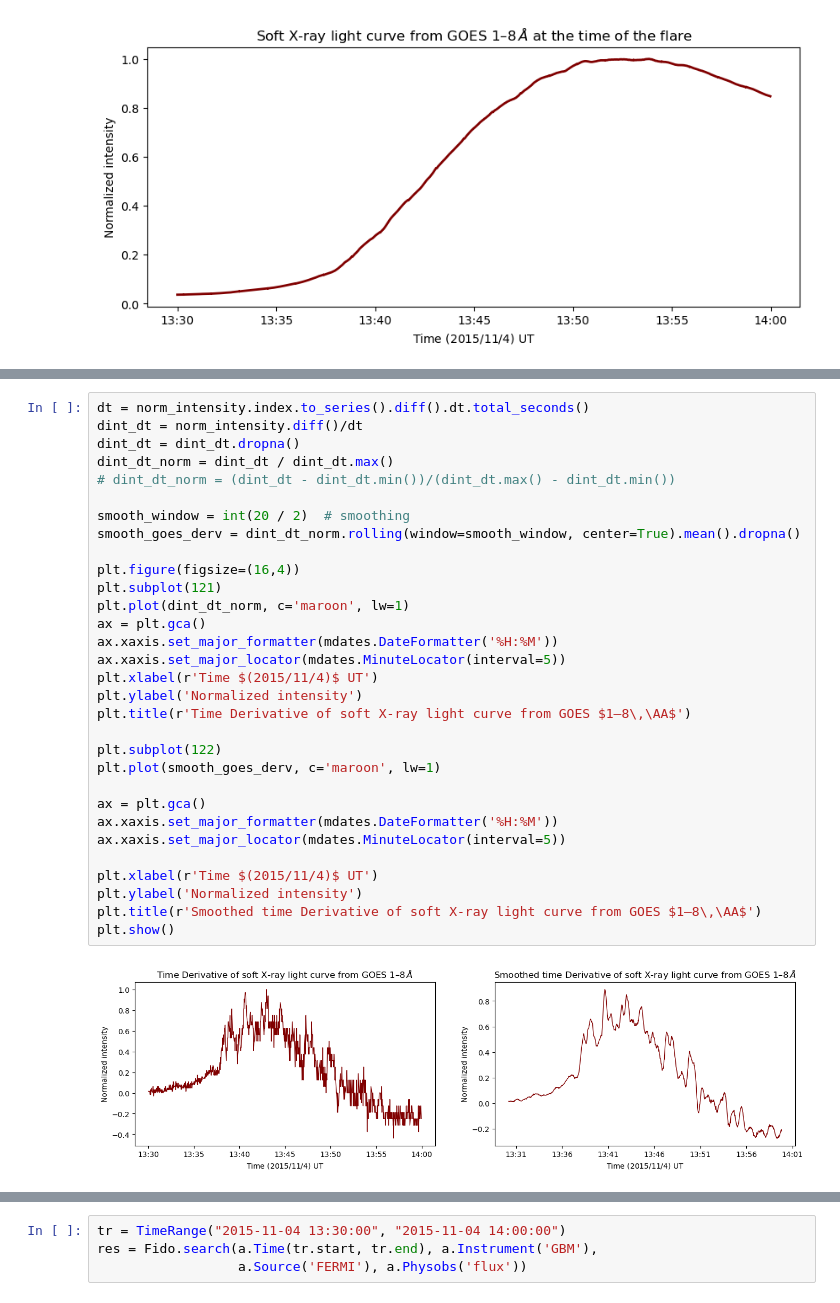
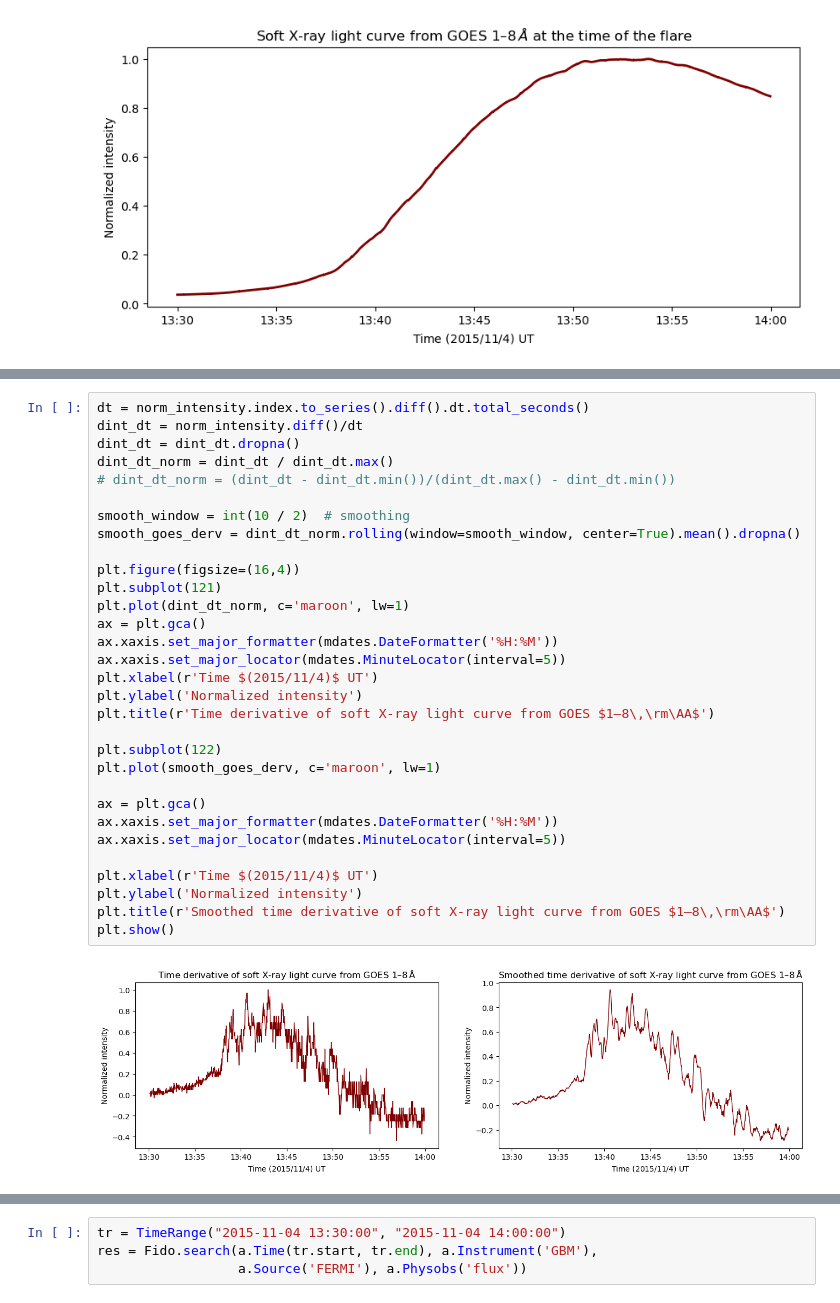
Before and after one commit to zorzeus/solar_flares_internship, a Jupyter notebook: sfi_01.ipynb, the cells around one changed output, grey strips where cells are left out. Cells and saved outputs as stored; diff of their text form.

```diff
--- a/sfi_01.ipynb
+++ b/sfi_01.ipynb
@@ -150,34 +156,34 @@ plt.show()
 # %%
 dt = norm_intensity.index.to_series().diff().dt.total_seconds()
 dint_dt = norm_intensity.diff()/dt
 dint_dt = dint_dt.dropna()
 dint_dt_norm = dint_dt / dint_dt.max()
 # dint_dt_norm = (dint_dt - dint_dt.min())/(dint_dt.max() - dint_dt.min())
 
-smooth_window = int(20 / 2)  # smoothing
+smooth_window = int(10 / 2)  # smoothing
 smooth_goes_derv = dint_dt_norm.rolling(window=smooth_window, center=True).mean().dropna()
 
 plt.figure(figsize=(16,4))
 plt.subplot(121)
 plt.plot(dint_dt_norm, c='maroon', lw=1)
 ax = plt.gca()
 ax.xaxis.set_major_formatter(mdates.DateFormatter('%H:%M'))
 ax.xaxis.set_major_locator(mdates.MinuteLocator(interval=5))
 plt.xlabel(r'Time $(2015/11/4)$ UT')
 plt.ylabel('Normalized intensity')
-plt.title(r'Time Derivative of soft X-ray light curve from GOES $1–8\,\AA$')
+plt.title(r'Time derivative of soft X-ray light curve from GOES $1–8\,\rm\AA$')
 
 plt.subplot(122)
 plt.plot(smooth_goes_derv, c='maroon', lw=1)
 
 ax = plt.gca()
 ax.xaxis.set_major_formatter(mdates.DateFormatter('%H:%M'))
 ax.xaxis.set_major_locator(mdates.MinuteLocator(interval=5))
 
 plt.xlabel(r'Time $(2015/11/4)$ UT')
 plt.ylabel('Normalized intensity')
-plt.title(r'Smoothed time Derivative of soft X-ray light curve from GOES $1–8\,\AA$')
+plt.title(r'Smoothed time derivative of soft X-ray light curve from GOES $1–8\,\rm\AA$')
 plt.show()
 # %% [output]
-[figure, old version]
+[figure, new version]
 # %% [markdown]
```
Also changed, not shown: parts of 36 cells of this notebook.
